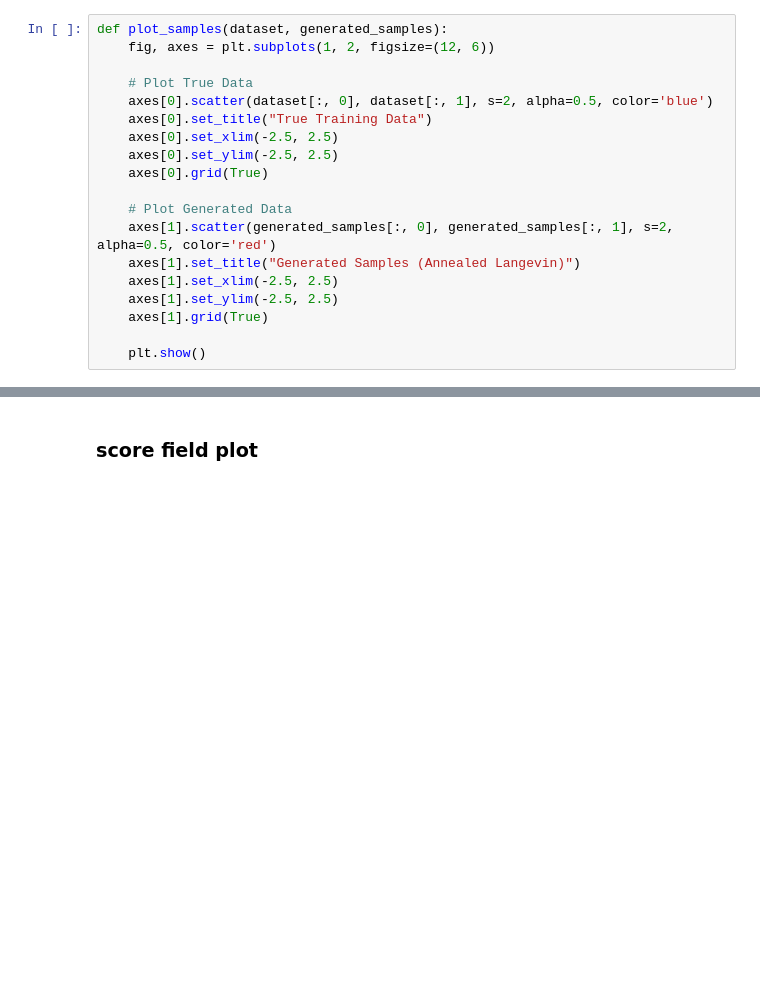
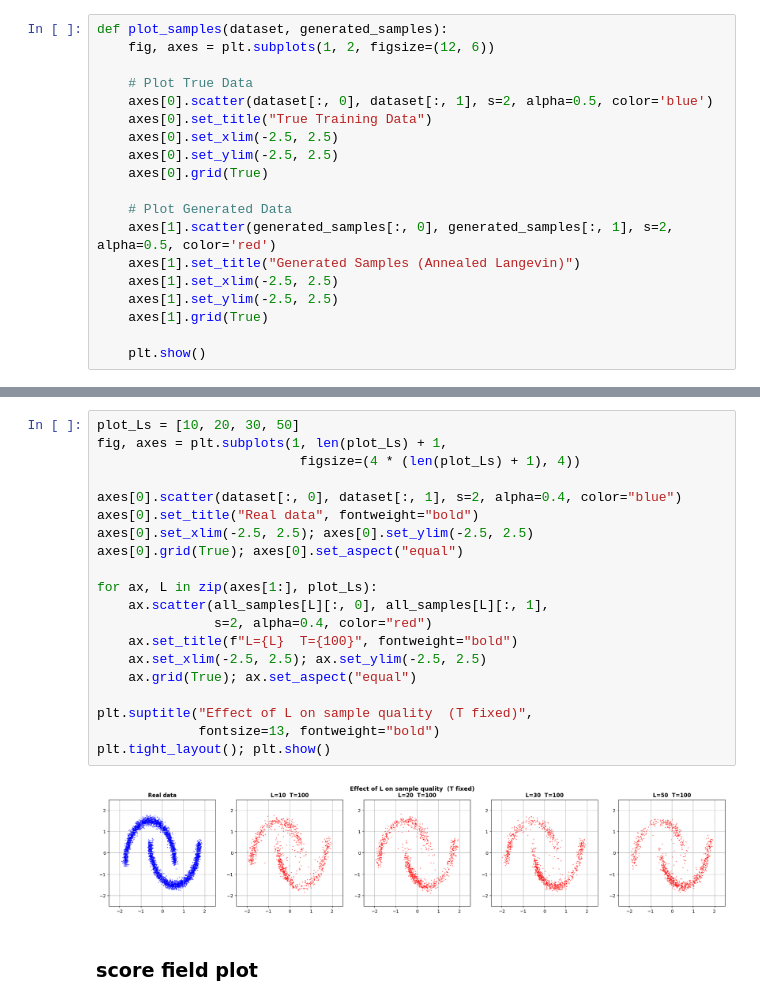
Before and after one commit to sj-rai/annealed-langevin-dsm, a Jupyter notebook: experiment.ipynb, the cells around one changed output, grey strips where cells are left out. Cells and saved outputs as stored; diff of their text form; blank space fills up the shorter version.

```diff
--- a/experiment.ipynb
+++ b/experiment.ipynb
@@ -189,3 +229,25 @@ plot_samples(dataset, samples_best)
+# %%
+plot_Ls = [10, 20, 30, 50]
+fig, axes = plt.subplots(1, len(plot_Ls) + 1,
+                          figsize=(4 * (len(plot_Ls) + 1), 4))
+
+axes[0].scatter(dataset[:, 0], dataset[:, 1], s=2, alpha=0.4, color="blue")
+axes[0].set_title("Real data", fontweight="bold")
+axes[0].set_xlim(-2.5, 2.5); axes[0].set_ylim(-2.5, 2.5)
+axes[0].grid(True); axes[0].set_aspect("equal")
+
+for ax, L in zip(axes[1:], plot_Ls):
+    ax.scatter(all_samples[L][:, 0], all_samples[L][:, 1],
+               s=2, alpha=0.4, color="red")
+    ax.set_title(f"L={L}  T={100}", fontweight="bold")
+    ax.set_xlim(-2.5, 2.5); ax.set_ylim(-2.5, 2.5)
+    ax.grid(True); ax.set_aspect("equal")
+
+plt.suptitle("Effect of L on sample quality  (T fixed)",
+             fontsize=13, fontweight="bold")
+plt.tight_layout(); plt.show()
+# %% [output]
+[figure, added]
 # %% [markdown]
 ### score field plot
 # %%
```
Also changed, not shown: parts of 21 cells of this notebook, 2 other files.
